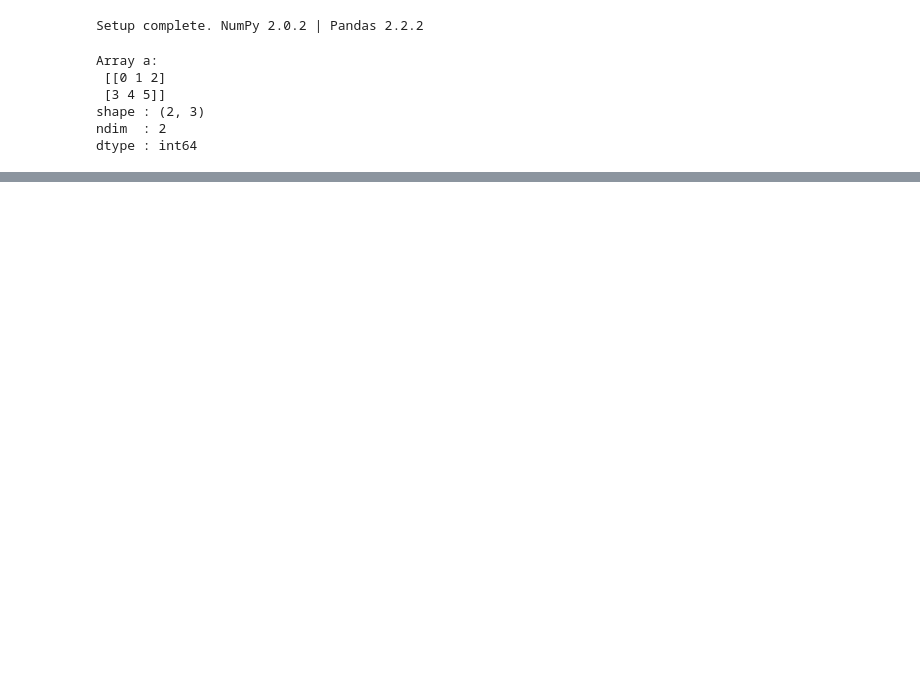
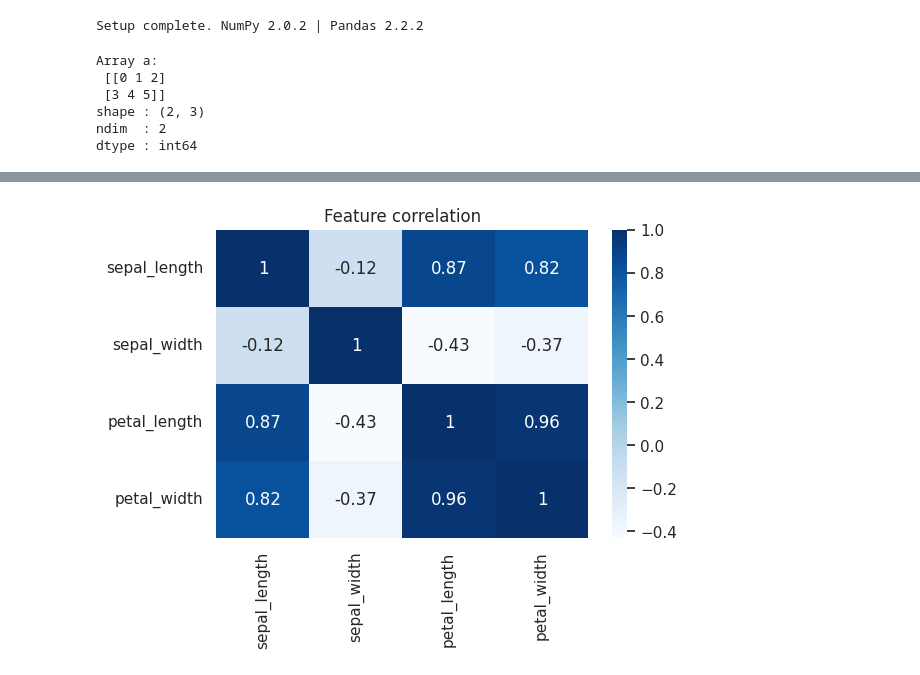
Before and after one commit to Anusha-Chittiraju123/NASSCOM, a Jupyter notebook: WEEK 2/U3_Python_Part2_Lab.ipynb, the cells around one changed output, grey strips where cells are left out. Cells and saved outputs as stored; diff of their text form; code cells hidden in the pictures; blank space fills up the shorter version.

```diff
--- a/WEEK 2/U3_Python_Part2_Lab.ipynb
+++ b/WEEK 2/U3_Python_Part2_Lab.ipynb
@@ -42,0 +251,13 @@ dtype : int64
+# %%
+# -----------------------------------------------------------
+# 🔹 3B. CORRELATION HEATMAP  (Seaborn)
+# -----------------------------------------------------------
+
+# .corr() on the numeric columns, visualised as a heatmap
+plt.figure(figsize=(6, 4))
+sns.heatmap(iris.drop(columns='species').corr(),
+            annot=True, cmap='Blues')
+plt.title('Feature correlation')
+plt.show()
+# %% [output]
+[figure, added]
```
Also changed, not shown: parts of 18 cells of this notebook.
